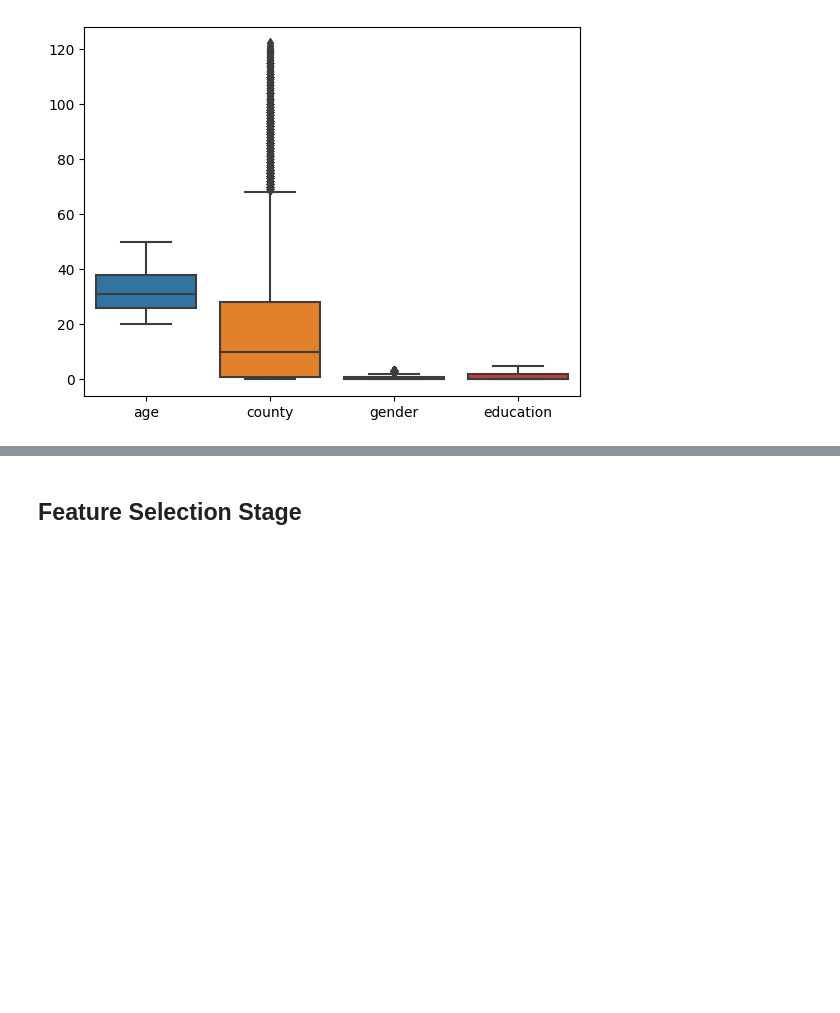
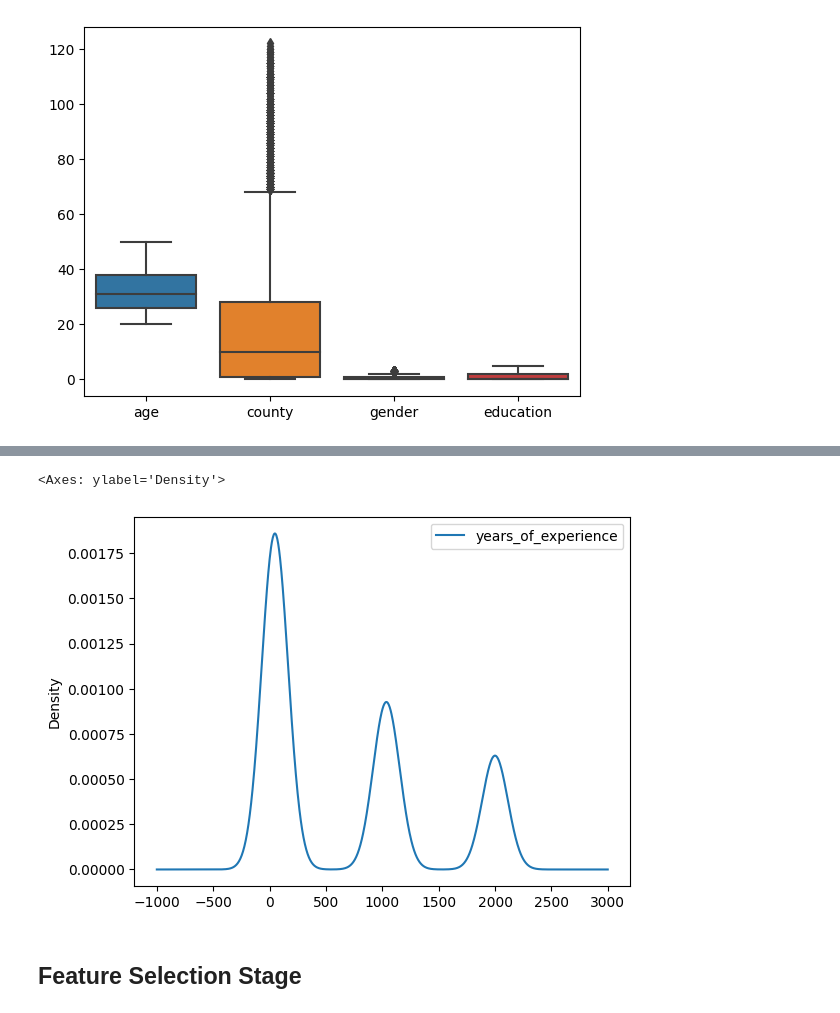
Before and after one commit to kora11e/Regression-and-Classification-ML-models, a Jupyter notebook: classification_model.ipynb, the cells around one changed output, grey strips where cells are left out. Saved outputs shown, nothing was run; the diff lists cells and outputs as text; code cells hidden in the pictures; blank space fills up the shorter version.

```diff
--- a/classification_model.ipynb
+++ b/classification_model.ipynb
@@ -231,3 +236,8 @@ sb.boxplot(data=X_train[['age', 'county', 'gender', 'education']])
+# %%
+X_train[['years_of_experience']].plot(kind='density')
+# %% [output]
+<Axes: ylabel='Density'>
+[figure, added]
 # %% [markdown]
 <h2>Feature Selection Stage</h2>
 # %% [markdown]
```
Also changed, not shown: parts of 1 cell of this notebook, 2 other files.
